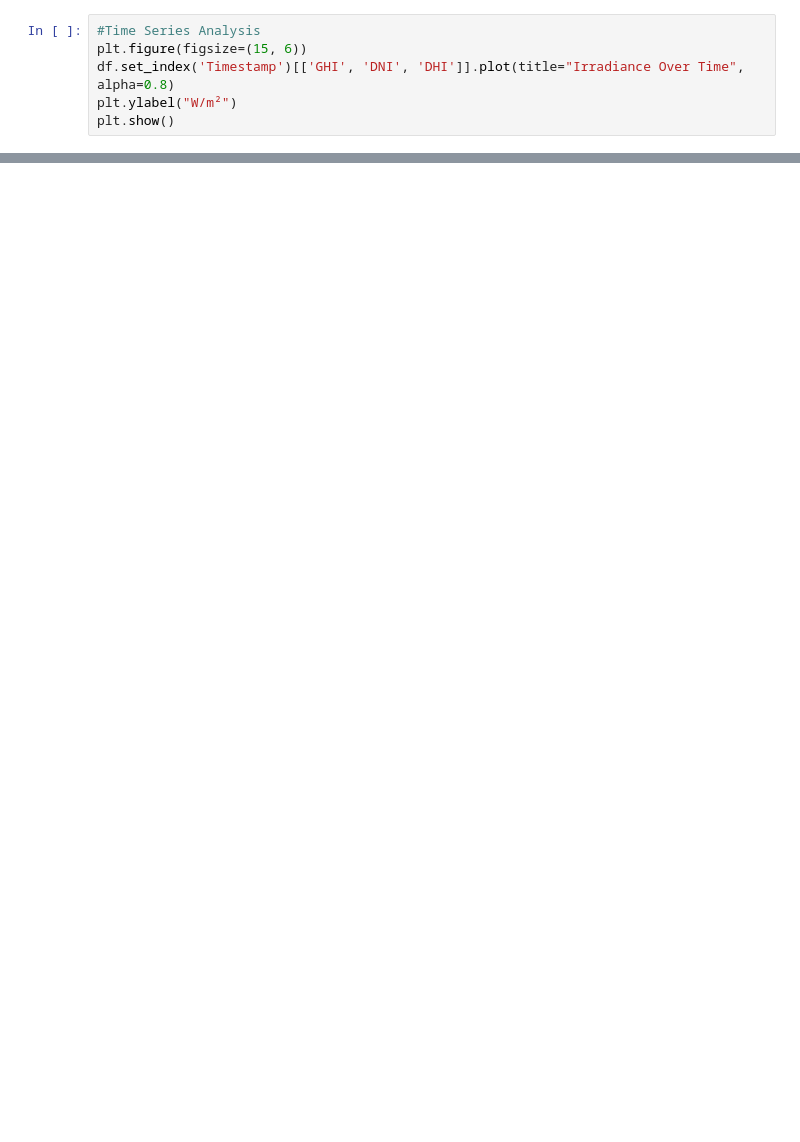
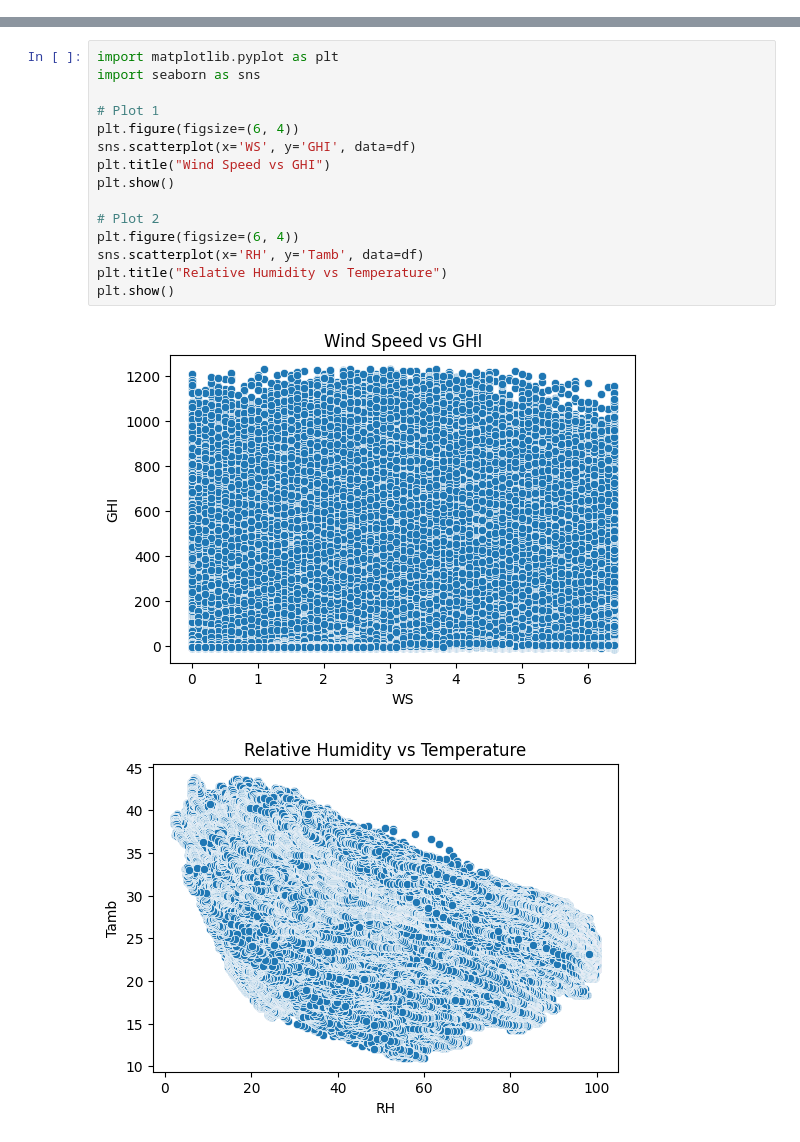
Before and after one commit to abdumehammed/solar-challenge-week1, a Jupyter notebook: notebooks/benin_eda.ipynb, the cells around one changed output, grey strips where cells are left out. Cells and saved outputs as stored; diff of their text form; blank space fills up the shorter version.

```diff
--- a/notebooks/benin_eda.ipynb
+++ b/notebooks/benin_eda.ipynb
@@ -78,6 +19,0 @@ df.to_csv(clean_path, index=False)
-# %%
-#Time Series Analysis
-plt.figure(figsize=(15, 6))
-df.set_index('Timestamp')[['GHI', 'DNI', 'DHI']].plot(title="Irradiance Over Time", alpha=0.8)
-plt.ylabel("W/m²")
-plt.show()
@@ -118,0 +131,18 @@ fig, (ax1, ax2, ax3) = plt.subplots(3, 1, figsize=(15, 10), sharex=True)
+# %%
+import matplotlib.pyplot as plt
+import seaborn as sns
+
+# Plot 1
+plt.figure(figsize=(6, 4))
+sns.scatterplot(x='WS', y='GHI', data=df)
+plt.title("Wind Speed vs GHI")
+plt.show()
+
+# Plot 2
+plt.figure(figsize=(6, 4))
+sns.scatterplot(x='RH', y='Tamb', data=df)
+plt.title("Relative Humidity vs Temperature")
+plt.show()
+# %% [output]
+[figure, added]
+[figure, added]
```
Also changed, not shown: parts of 29 cells of this notebook, 1 other file.
